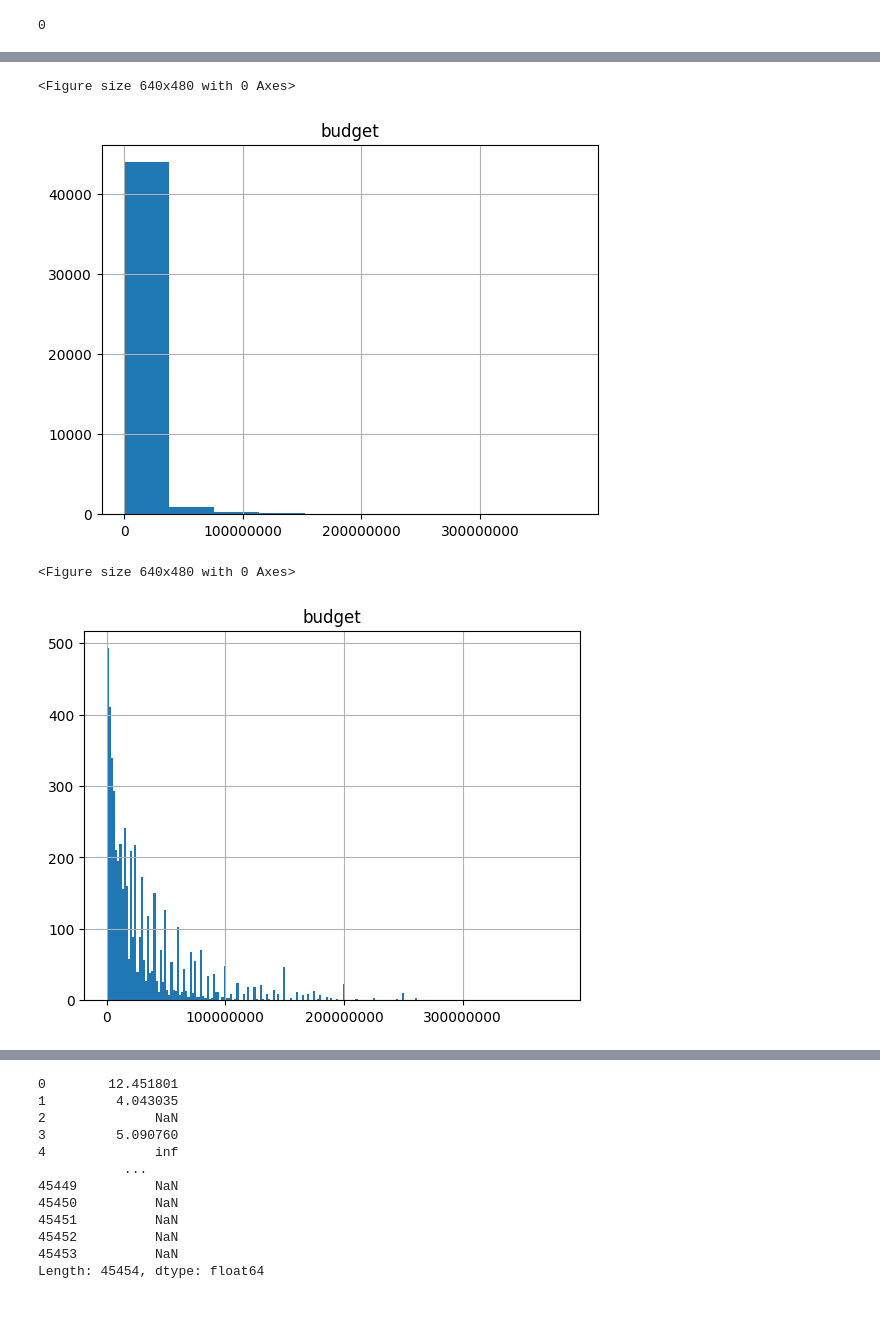
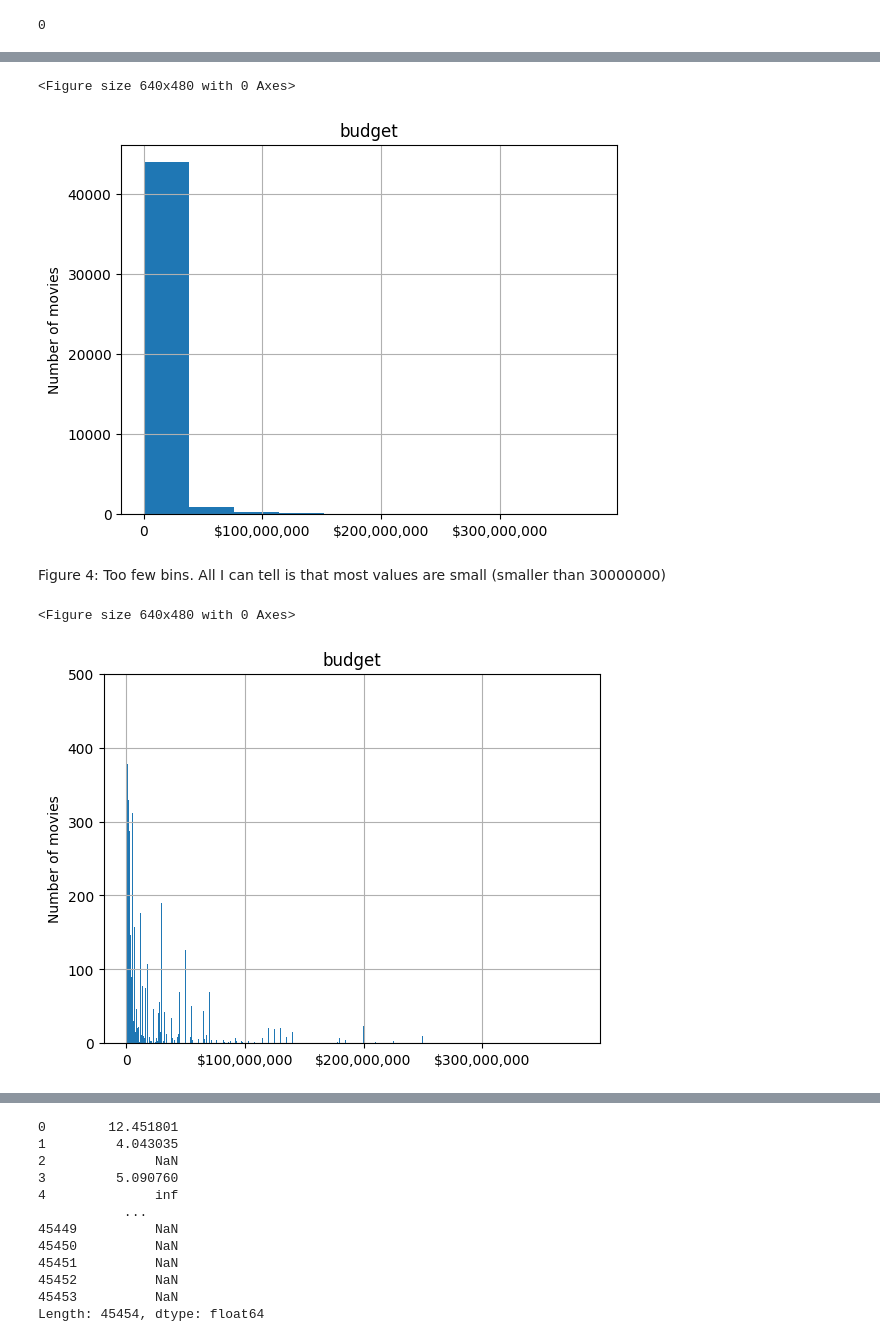
Before and after one commit to fedhere/FDSFE_FBianco, a Jupyter notebook: CodeExamples/movies_exploratory.ipynb, the cells around one changed output, grey strips where cells are left out. Saved outputs shown, nothing was run; the diff lists cells and outputs as text; code cells hidden in the pictures; blank space fills up the shorter version.

```diff
--- a/CodeExamples/movies_exploratory.ipynb
+++ b/CodeExamples/movies_exploratory.ipynb
@@ -58,0 +67,2 @@ ValueError: ignored
+# %%
+movies["runtime"] = pd.to_numeric(movies["runtime"])
@@ -241,3 +266,7 @@ Name: budget, Length: 45454, dtype: float64
+# %%
+movies["runtime"].fillna(movies["runtime"].mean(), inplace=True)
+# %%
+movies.popularity.fillna(movies.popularity.mean(), inplace=True)
 # %%
 msno.matrix(movies);
 # %% [output]
@@ -253,2 +273,0 @@ movies.popularity.isnull().sum() / len(movies.popularity)
-# %%
-movies.popularity.fillna("mean", inplace=True)
@@ -266,15 +288,19 @@ movies['budget'].isna().sum()
 # %%
-import pylab as plt
 fig = plt.figure()
-movies.hist('budget');
-plt.xticks([0,1e8,2e8,3e8], labels=["0", "100000000", "200000000", "300000000"]);
+movies.hist('budget')
+plt.xticks([0,1e8,2e8,3e8], labels=["0", "$100,000,000", "$200,000,000", "$300,000,000"]);
+plt.ylabel("Number of movies");
 # %% [output]
 <Figure size 640x480 with 0 Axes>
-[figure, old version]
+[figure, new version]
+# %% [markdown]
+Figure 4:  Too few bins. All I can tell is that most values are small (smaller than 30000000)
 # %%
 fig = plt.figure()
-movies.hist('budget', bins=int(np.sqrt(45000)));
-plt.xticks([0,1e8,2e8,3e8], labels=["0", "100000000", "200000000", "300000000"]);
+movies.hist('budget', bins=int(np.sqrt(1000000)));
+plt.xticks([0,1e8,2e8,3e8], labels=["0", "$100,000,000", "$200,000,000", "$300,000,000"]);
+plt.ylabel("Number of movies");
+plt.ylim(0,500); # I had to cut the y range to see this
 # %% [output]
 <Figure size 640x480 with 0 Axes>
-[figure, old version]
+[figure, new version]
```
Also changed, not shown: parts of 95 cells of this notebook.
